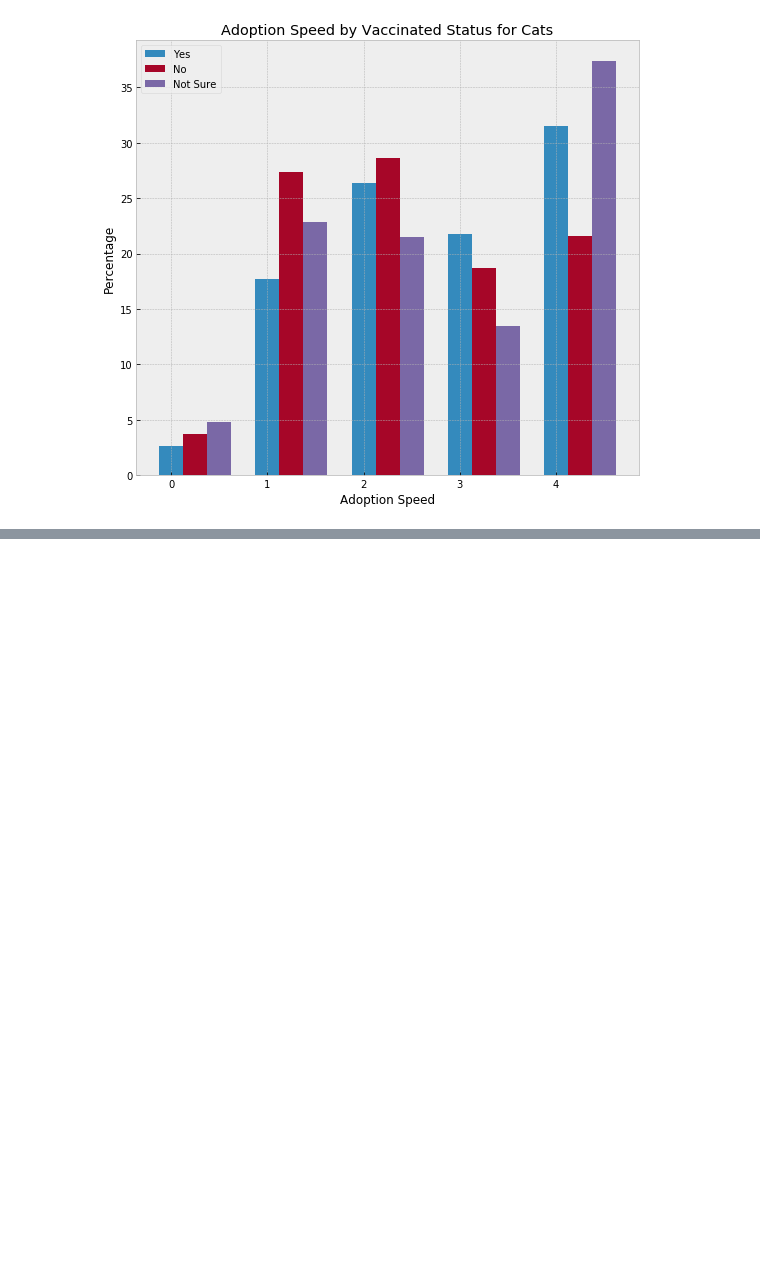
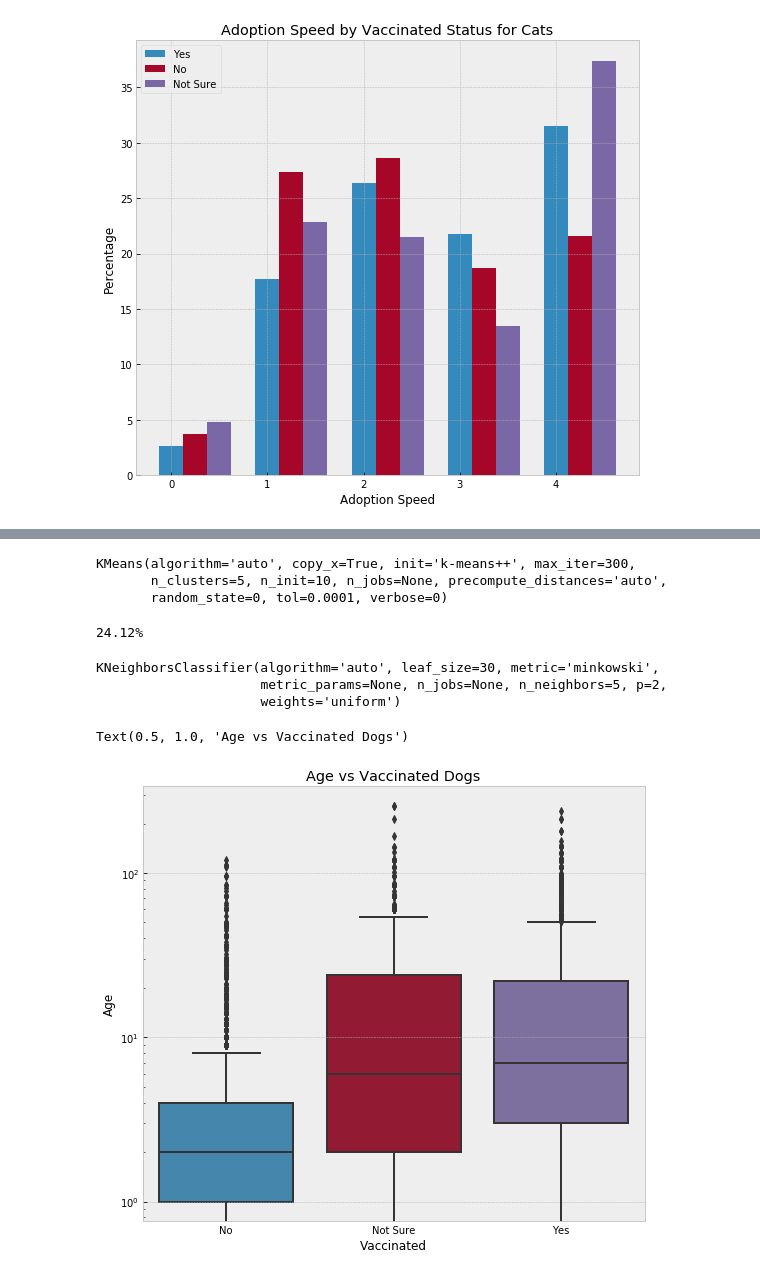
Before and after one commit to bfrison/CEBD1160, a Jupyter notebook: project/project_graphs.ipynb, the cells around one changed output, grey strips where cells are left out. Drawn from its saved outputs; the diff is of its cells as text; code cells hidden in the pictures; blank space fills up the shorter version.

```diff
--- a/project/project_graphs.ipynb
+++ b/project/project_graphs.ipynb
@@ -356,0 +389,21 @@ ax_vaccinated_cats.legend()
+# %%
+scaler = MinMaxScaler()
+X_scaled = scaler.fit_transform(X)
+kmeans_cats = KMeans(n_clusters=5, random_state=0)
+kmeans_cats.fit(X_scaled)
+# %% [output]
+KMeans(algorithm='auto', copy_x=True, init='k-means++', max_iter=300,
+       n_clusters=5, n_init=10, n_jobs=None, precompute_distances='auto',
+       random_state=0, tol=0.0001, verbose=0)
+# %%
+correct = 0
+for i in range(len(X)):
+    predict_me = np.array(X[i].astype(float))
+    predict_me = predict_me.reshape(-1, len(predict_me))
+    prediction = kmeans_cats.predict(predict_me)
+    if str(prediction[0]) == y[i]:
+        correct += 1
+
+print(f'{100 * correct/len(X):.2f}%')
+# %% [output]
+24.12%
@@ -356,0 +414,20 @@ ax_vaccinated_cats.legend()
+# %%
+scaler = MinMaxScaler()
+X_scaled = scaler.fit_transform(X)
+classifier = KNeighborsClassifier(n_neighbors=5)
+classifier.fit(X_scaled, y)
+classifier
+# %% [output]
+KNeighborsClassifier(algorithm='auto', leaf_size=30, metric='minkowski',
+                     metric_params=None, n_jobs=None, n_neighbors=5, p=2,
+                     weights='uniform')
+# %%
+fig_age_vacc_dogs = plt.figure(figsize=(9, 8))
+
+ax = fig_age_vacc_dogs.gca()
+sns.boxplot(df['Vaccinated'].map({1:'Yes', 2:'No', 3:'Not Sure'}), df['Age'], ax=ax)
+ax.set(xlabel='Vaccinated', ylabel='Age', yscale='log')
+ax.set_title('Age vs Vaccinated Dogs')
+# %% [output]
+Text(0.5, 1.0, 'Age vs Vaccinated Dogs')
+[figure, added]
```
Also changed, not shown: parts of 20 cells of this notebook.
